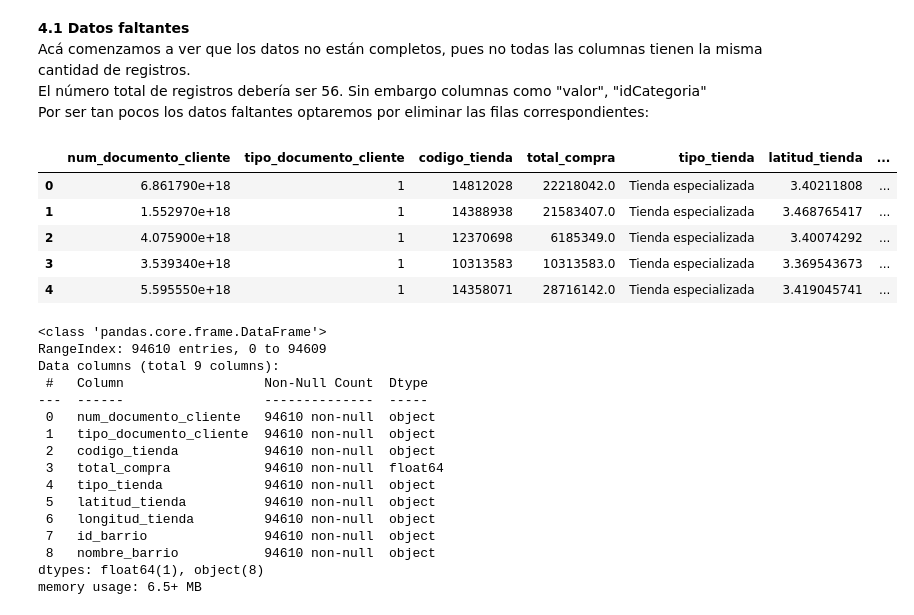
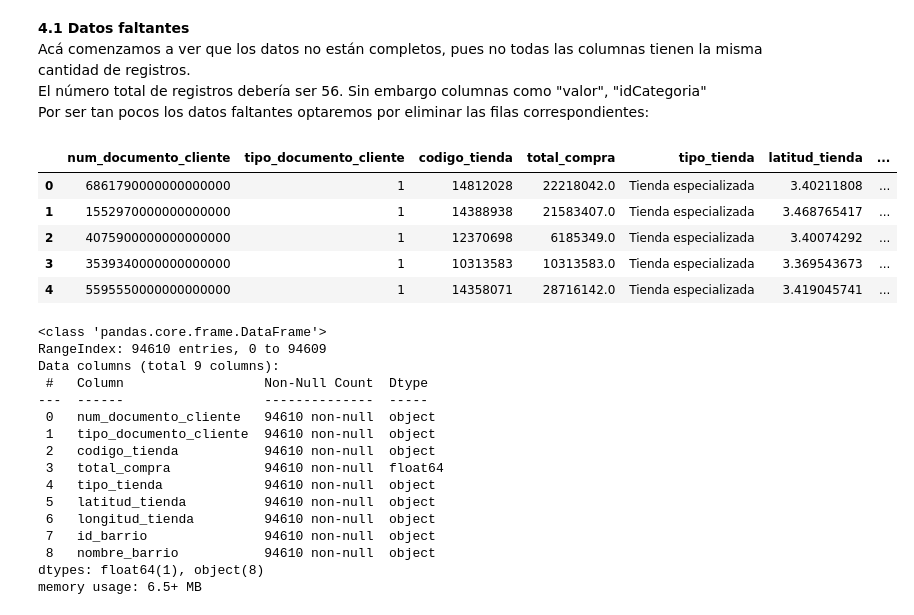
Before and after one commit to JuanSHerrera1006/proyecto_final_base_de_datos, a Jupyter notebook: Components/limpieza.ipynb, the cells around one changed output. Drawn from its saved outputs; the diff is of its cells as text; code cells hidden in the pictures.

```diff
--- a/Components/limpieza.ipynb
+++ b/Components/limpieza.ipynb
@@ -102,14 +105,15 @@ df['longitud_tienda'] = df['longitud_tienda'].str.strip()
 
 df['latitud_tienda'] = df['latitud_tienda'].apply(lambda x: insert_comma(x, 1))
 df['longitud_tienda'] = df['longitud_tienda'].apply(lambda x: insert_comma(x, 3))
-# %%
-df.head()
-# %% [output]
-|  | num_documento_cliente | tipo_documento_cliente | codigo_tienda | total_compra | tipo_tienda | latitud_tienda | ... |
-| 0 | 6.861790e+18 | 1 | 14812028 | 22218042.0 | Tienda especializada | 3.40211808 | ... |
-| 1 | 1.552970e+18 | 1 | 14388938 | 21583407.0 | Tienda especializada | 3.468765417 | ... |
-| 2 | 4.075900e+18 | 1 | 12370698 | 6185349.0 | Tienda especializada | 3.40074292 | ... |
-| 3 | 3.539340e+18 | 1 | 10313583 | 10313583.0 | Tienda especializada | 3.369543673 | ... |
-| 4 | 5.595550e+18 | 1 | 14358071 | 28716142.0 | Tienda especializada | 3.419045741 | ... |
+# %%
+df['num_documento_cliente'] = df['num_documento_cliente'].apply(lambda x: '{:.0f}'.format(x))
+df.head()
+# %% [output]
+|  | num_documento_cliente | tipo_documento_cliente | codigo_tienda | total_compra | tipo_tienda | latitud_tienda | ... |
+| 0 | 6861790000000000000 | 1 | 14812028 | 22218042.0 | Tienda especializada | 3.40211808 | ... |
+| 1 | 1552970000000000000 | 1 | 14388938 | 21583407.0 | Tienda especializada | 3.468765417 | ... |
+| 2 | 4075900000000000000 | 1 | 12370698 | 6185349.0 | Tienda especializada | 3.40074292 | ... |
+| 3 | 3539340000000000000 | 1 | 10313583 | 10313583.0 | Tienda especializada | 3.369543673 | ... |
+| 4 | 5595550000000000000 | 1 | 14358071 | 28716142.0 | Tienda especializada | 3.419045741 | ... |
 # %%
 df.dropna(inplace=True)
```
Also changed, not shown: parts of 9 cells of this notebook, 8 other files.
